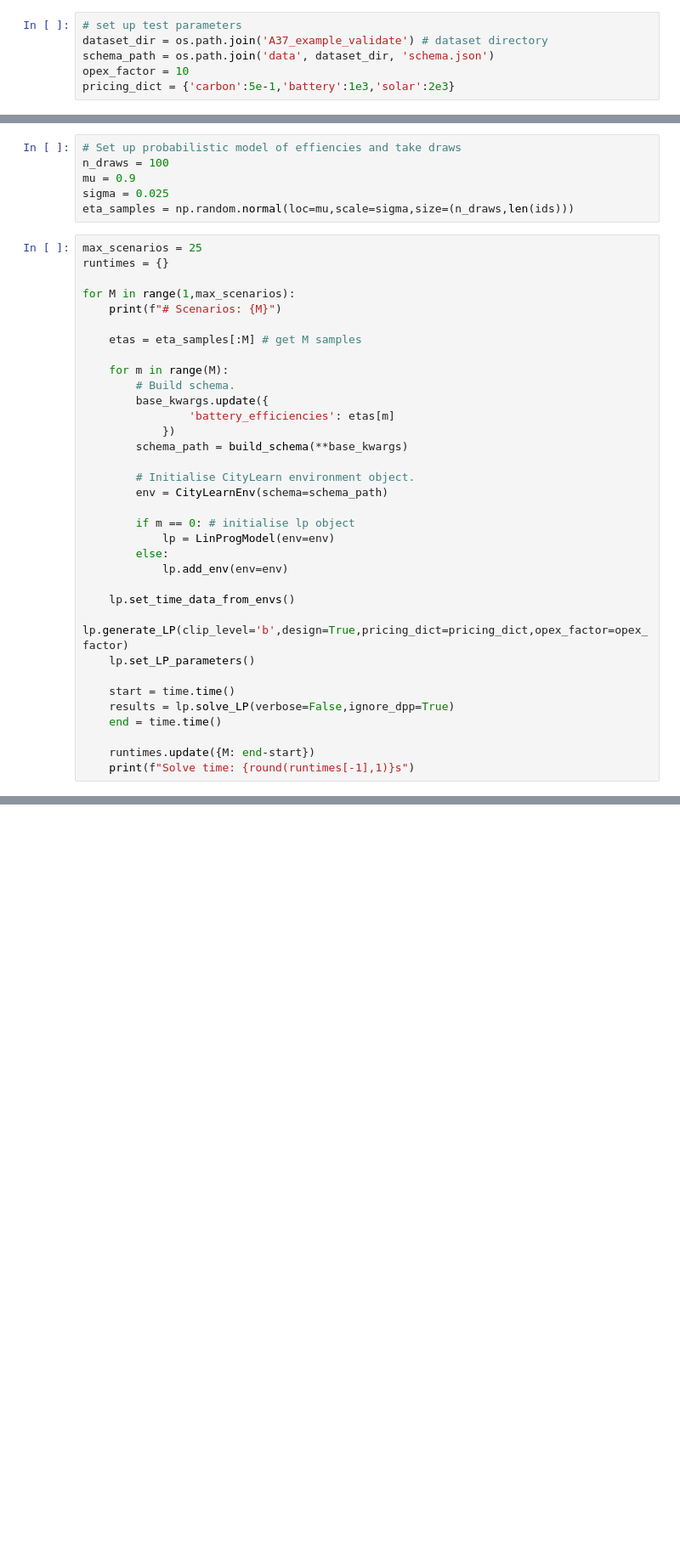
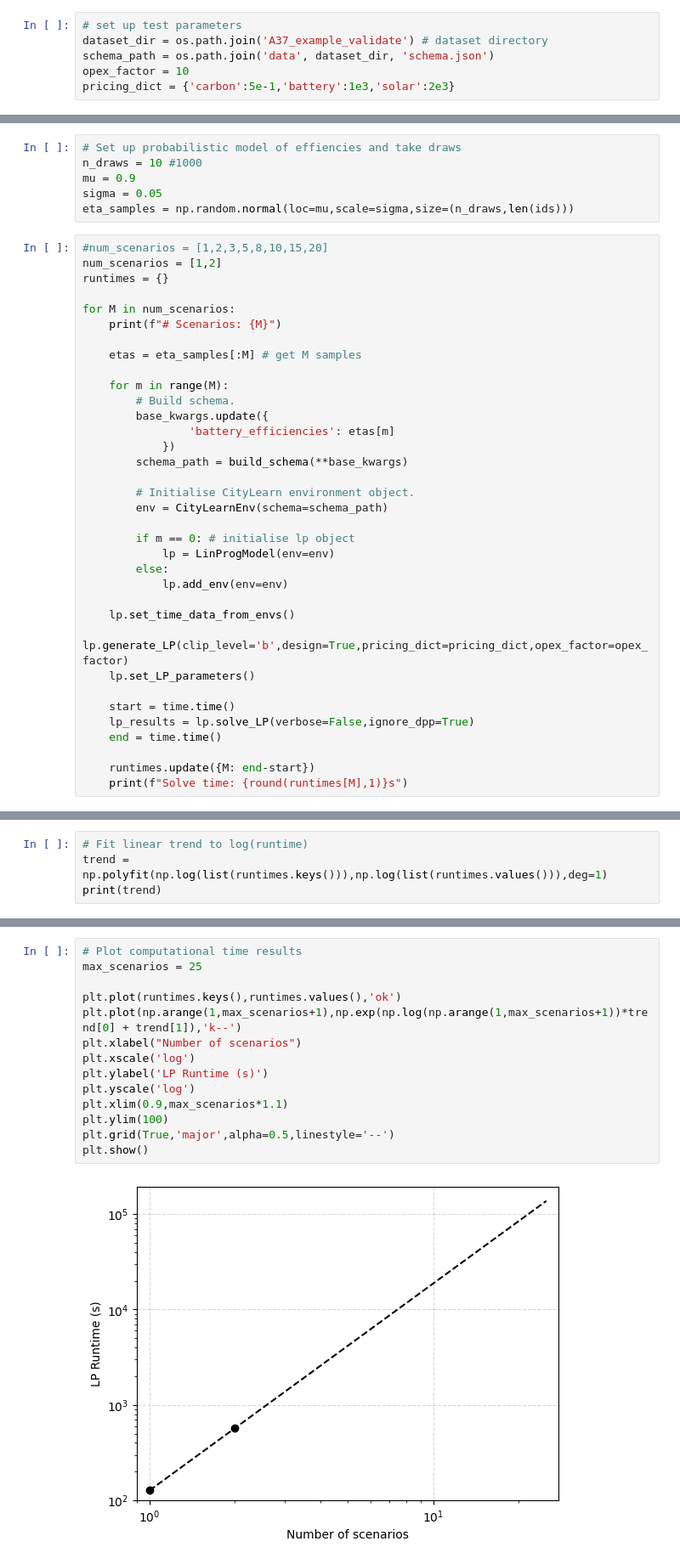
Before and after one commit to mal84emma/VoI-in-CAS, a Jupyter notebook: LP_comp_cost.ipynb, the cells around one changed output, grey strips where cells are left out. Shown: that part at 85% size. Saved outputs shown, nothing was run; the diff lists cells and outputs as text; blank space fills up the shorter version.

```diff
--- a/LP_comp_cost.ipynb
+++ b/LP_comp_cost.ipynb
@@ -37,15 +41,16 @@ base_kwargs = {
 }
 # %%
 # Set up probabilistic model of effiencies and take draws
-n_draws = 100
+n_draws = 10 #1000
 mu = 0.9
-sigma = 0.025
+sigma = 0.05
 eta_samples = np.random.normal(loc=mu,scale=sigma,size=(n_draws,len(ids)))
 # %%
-max_scenarios = 25
+#num_scenarios = [1,2,3,5,8,10,15,20]
+num_scenarios = [1,2]
 runtimes = {}
 
-for M in range(1,max_scenarios):
+for M in num_scenarios:
     print(f"# Scenarios: {M}")
 
     etas = eta_samples[:M] # get M samples
@@ -70,8 +75,8 @@ for M in range(1,max_scenarios):
     lp.set_LP_parameters()
 
     start = time.time()
-    results = lp.solve_LP(verbose=False,ignore_dpp=True)
+    lp_results = lp.solve_LP(verbose=False,ignore_dpp=True)
     end = time.time()
 
     runtimes.update({M: end-start})
-    print(f"Solve time: {round(runtimes[-1],1)}s")
+    print(f"Solve time: {round(runtimes[M],1)}s")
@@ -83,0 +88,4 @@ for M in range(1,max_scenarios):
+# %%
+# Fit linear trend to log(runtime)
+trend = np.polyfit(np.log(list(runtimes.keys())),np.log(list(runtimes.values())),deg=1)
+print(trend)
@@ -83,0 +101,16 @@ for M in range(1,max_scenarios):
+# %%
+# Plot computational time results
+max_scenarios = 25
+
+plt.plot(runtimes.keys(),runtimes.values(),'ok')
+plt.plot(np.arange(1,max_scenarios+1),np.exp(np.log(np.arange(1,max_scenarios+1))*trend[0] + trend[1]),'k--')
+plt.xlabel("Number of scenarios")
+plt.xscale('log')
+plt.ylabel('LP Runtime (s)')
+plt.yscale('log')
+plt.xlim(0.9,max_scenarios*1.1)
+plt.ylim(100)
+plt.grid(True,'major',alpha=0.5,linestyle='--')
+plt.show()
+# %% [output]
+[figure, added]
```
Also changed, not shown: parts of 10 cells of this notebook.
